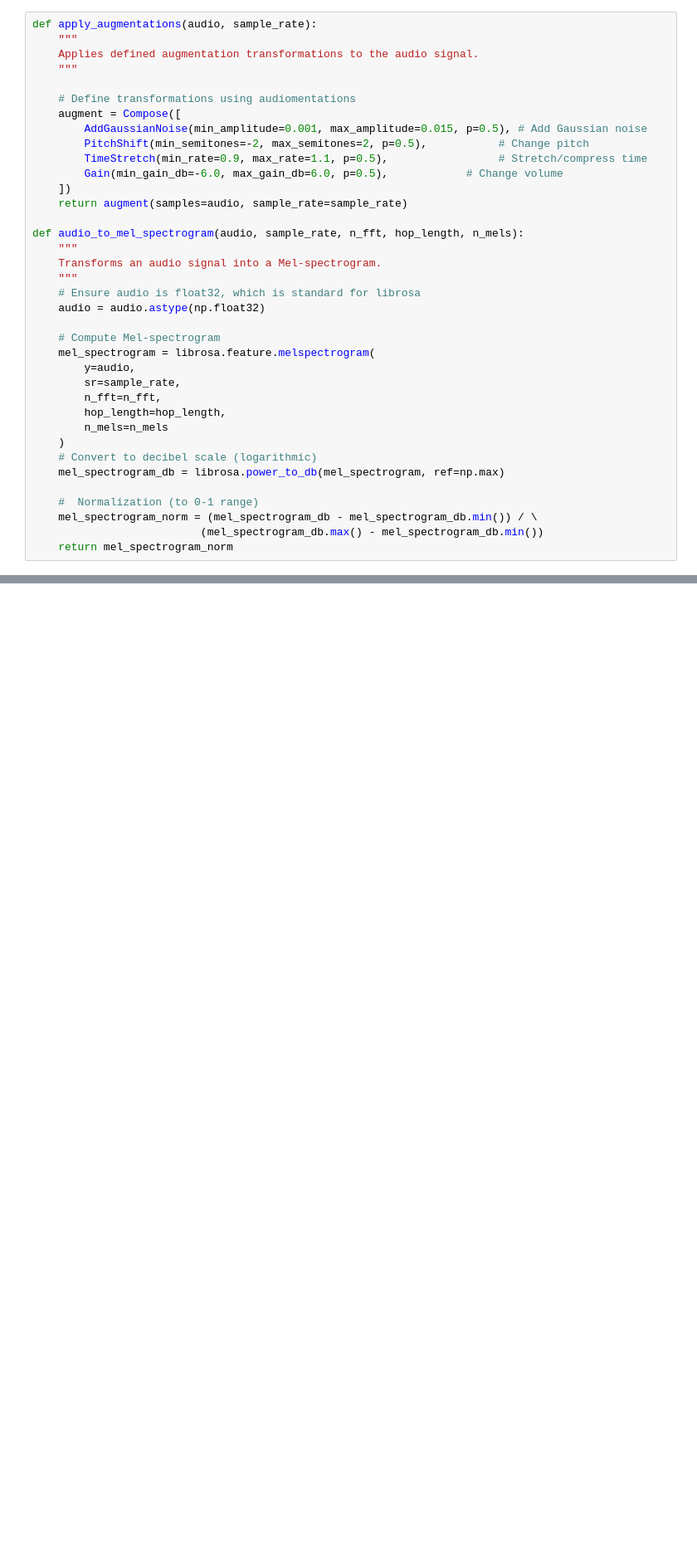
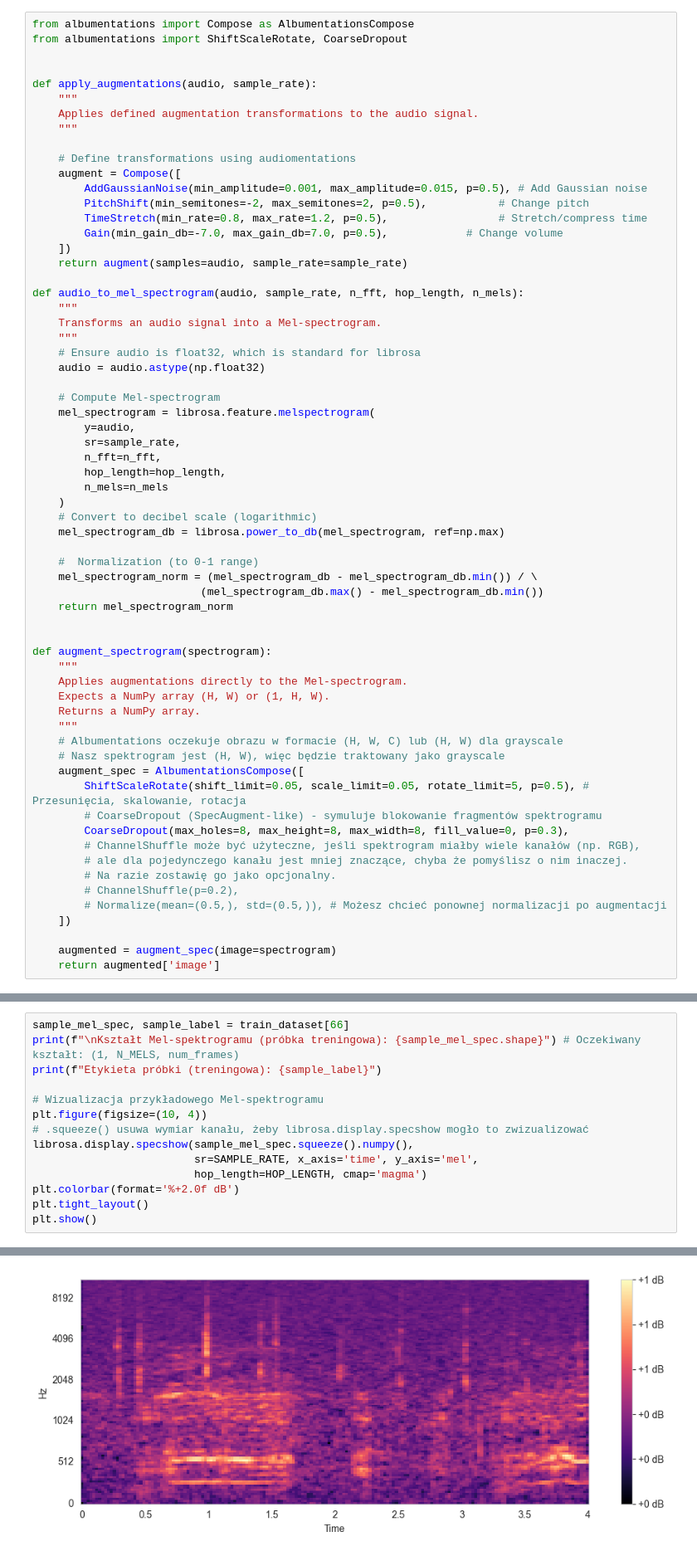
Before and after one commit to Krystyna-Szybalska/BoarSoundClassifier, a Jupyter notebook: Model/pytorch_model_changes.ipynb, the cells around one changed output, grey strips where cells are left out. Shown at 83% size. Saved outputs shown, nothing was run; the diff lists cells and outputs as text; blank space fills up the shorter version.

```diff
--- a/Model/pytorch_model_changes.ipynb
+++ b/Model/pytorch_model_changes.ipynb
@@ -28,4 +19,8 @@ METADATA_FILE = 'Model/SoundData/Metadata.csv'
 # %%
+from albumentations import Compose as AlbumentationsCompose
+from albumentations import ShiftScaleRotate, CoarseDropout
+
+
 def apply_augmentations(audio, sample_rate):
     """
     Applies defined augmentation transformations to the audio signal.
@@ -35,8 +30,8 @@ def apply_augmentations(audio, sample_rate):
     augment = Compose([
         AddGaussianNoise(min_amplitude=0.001, max_amplitude=0.015, p=0.5), # Add Gaussian noise
         PitchShift(min_semitones=-2, max_semitones=2, p=0.5),           # Change pitch
-        TimeStretch(min_rate=0.9, max_rate=1.1, p=0.5),                 # Stretch/compress time
-        Gain(min_gain_db=-6.0, max_gain_db=6.0, p=0.5),            # Change volume
+        TimeStretch(min_rate=0.8, max_rate=1.2, p=0.5),                 # Stretch/compress time
+        Gain(min_gain_db=-7.0, max_gain_db=7.0, p=0.5),            # Change volume
     ])
     return augment(samples=audio, sample_rate=sample_rate)
 
@@ -62,4 +57,27 @@ def audio_to_mel_spectrogram(audio, sample_rate, n_fft, hop_length, n_mels):
     mel_spectrogram_norm = (mel_spectrogram_db - mel_spectrogram_db.min()) / \
                           (mel_spectrogram_db.max() - mel_spectrogram_db.min())
     return mel_spectrogram_norm
+
+
+def augment_spectrogram(spectrogram):
+    """
+    Applies augmentations directly to the Mel-spectrogram.
+    Expects a NumPy array (H, W) or (1, H, W).
+    Returns a NumPy array.
+    """
+    # Albumentations oczekuje obrazu w formacie (H, W, C) lub (H, W) dla grayscale
+    # Nasz spektrogram jest (H, W), więc będzie traktowany jako grayscale
+    augment_spec = AlbumentationsCompose([
+        ShiftScaleRotate(shift_limit=0.05, scale_limit=0.05, rotate_limit=5, p=0.5), # Przesunięcia, skalowanie, rotacja
+        # CoarseDropout (SpecAugment-like) - symuluje blokowanie fragmentów spektrogramu
+        CoarseDropout(max_holes=8, max_height=8, max_width=8, fill_value=0, p=0.3),
+        # ChannelShuffle może być użyteczne, jeśli spektrogram miałby wiele kanałów (np. RGB),
+        # ale dla pojedynczego kanału jest mniej znaczące, chyba że pomyślisz o nim inaczej.
+        # Na razie zostawię go jako opcjonalny.
+        # ChannelShuffle(p=0.2),
+        # Normalize(mean=(0.5,), std=(0.5,)), # Możesz chcieć ponownej normalizacji po augmentacji
+    ])
+
+    augmented = augment_spec(image=spectrogram)
+    return augmented['image']
 # %%
@@ -212,0 +417,15 @@ Sample label: 0
+# %%
+sample_mel_spec, sample_label = train_dataset[66]
+print(f"\nKształt Mel-spektrogramu (próbka treningowa): {sample_mel_spec.shape}") # Oczekiwany kształt: (1, N_MELS, num_frames)
+print(f"Etykieta próbki (treningowa): {sample_label}")
+
+# Wizualizacja przykładowego Mel-spektrogramu
+plt.figure(figsize=(10, 4))
+# .squeeze() usuwa wymiar kanału, żeby librosa.display.specshow mogło to zwizualizować
+librosa.display.specshow(sample_mel_spec.squeeze().numpy(),
+                         sr=SAMPLE_RATE, x_axis='time', y_axis='mel',
+                         hop_length=HOP_LENGTH, cmap='magma')
+plt.colorbar(format='%+2.0f dB')
+plt.tight_layout()
+plt.show()
+# %% [output]
@@ -213 +434,2 @@ Sample label: 0
+[figure, added]
 # %%
```
Also changed, not shown: parts of 41 cells of this notebook, 9 other files.
